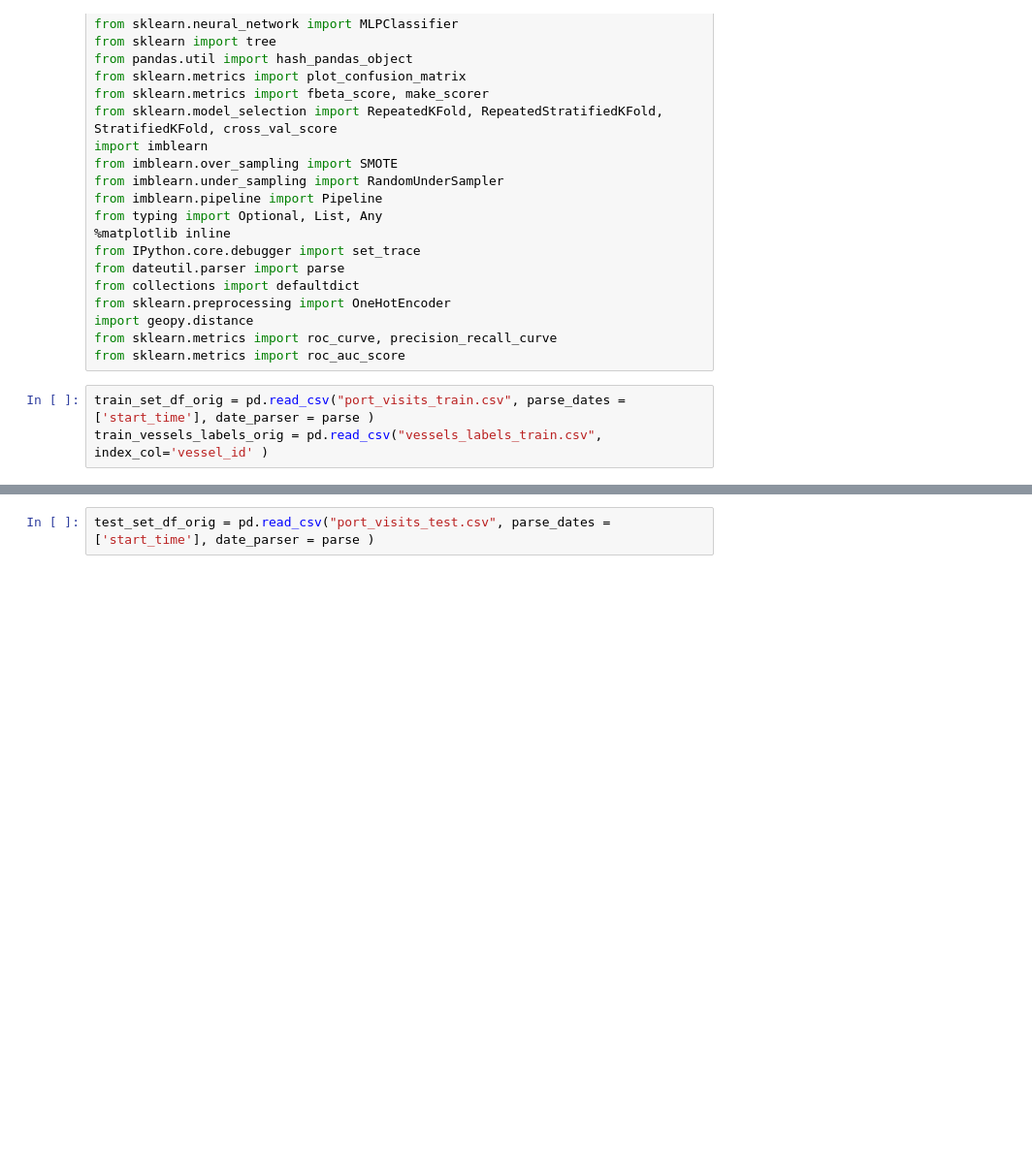
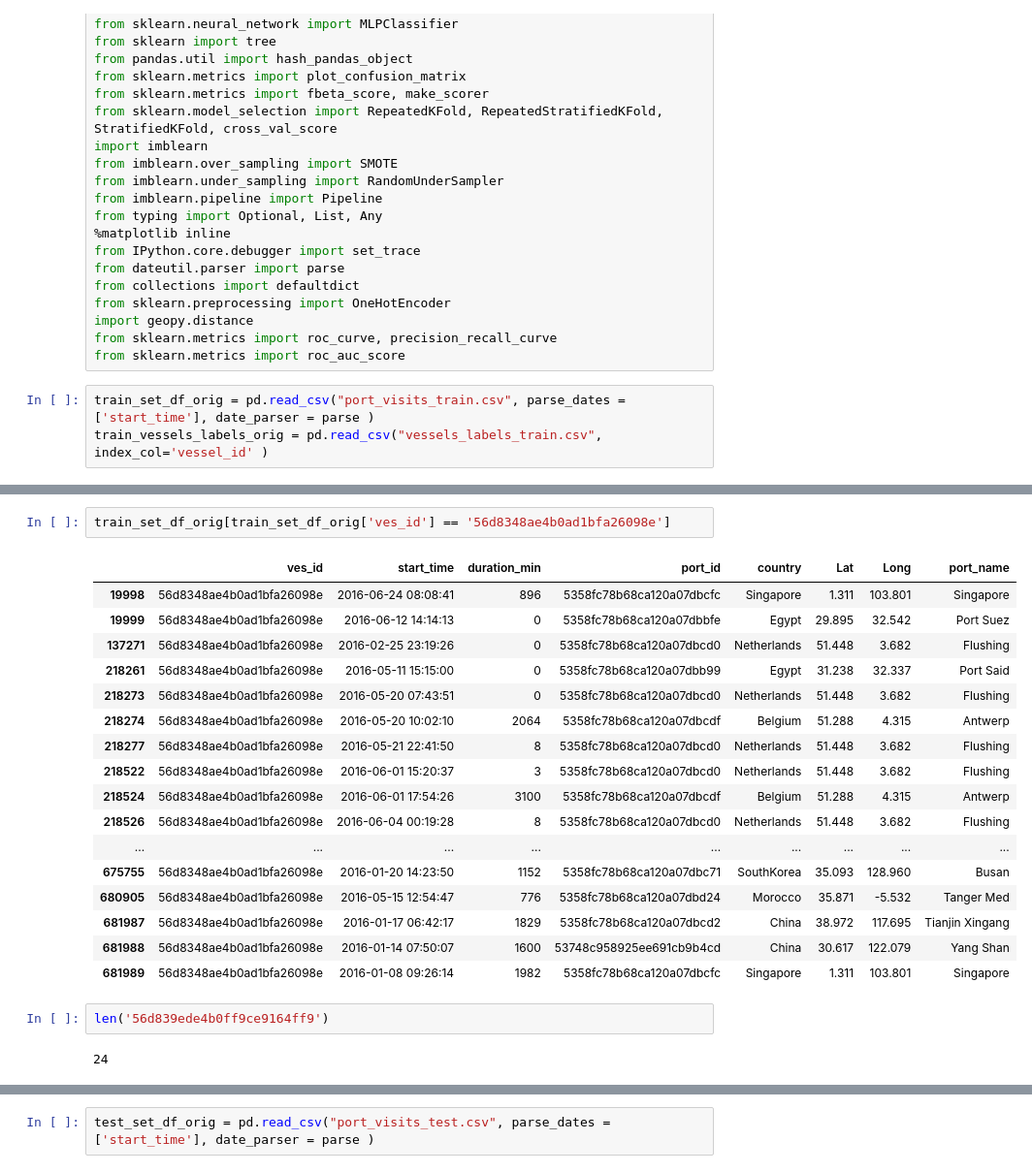
Before and after one commit to matanma/ML, a Jupyter notebook: WinWard/WinWard.ipynb, the cells around one changed output, grey strips where cells are left out. Shown at 97% size. Cells and saved outputs as stored; diff of their text form; blank space fills up the shorter version.

```diff
--- a/WinWard/WinWard.ipynb
+++ b/WinWard/WinWard.ipynb
@@ -47,0 +99,24 @@ train_vessels_labels_orig = pd.read_csv("vessels_labels_train.csv", index_col='v
+# %%
+train_set_df_orig[train_set_df_orig['ves_id'] == '56d8348ae4b0ad1bfa26098e']
+# %% [output]
+|  | ves_id | start_time | duration_min | port_id | country | Lat | Long | port_name |
+| 19998 | 56d8348ae4b0ad1bfa26098e | 2016-06-24 08:08:41 | 896 | 5358fc78b68ca120a07dbcfc | Singapore | 1.311 | 103.801 | Singapore |
+| 19999 | 56d8348ae4b0ad1bfa26098e | 2016-06-12 14:14:13 | 0 | 5358fc78b68ca120a07dbbfe | Egypt | 29.895 | 32.542 | Port Suez |
+| 137271 | 56d8348ae4b0ad1bfa26098e | 2016-02-25 23:19:26 | 0 | 5358fc78b68ca120a07dbcd0 | Netherlands | 51.448 | 3.682 | Flushing |
+| 218261 | 56d8348ae4b0ad1bfa26098e | 2016-05-11 15:15:00 | 0 | 5358fc78b68ca120a07dbb99 | Egypt | 31.238 | 32.337 | Port Said |
+| 218273 | 56d8348ae4b0ad1bfa26098e | 2016-05-20 07:43:51 | 0 | 5358fc78b68ca120a07dbcd0 | Netherlands | 51.448 | 3.682 | Flushing |
+| 218274 | 56d8348ae4b0ad1bfa26098e | 2016-05-20 10:02:10 | 2064 | 5358fc78b68ca120a07dbcdf | Belgium | 51.288 | 4.315 | Antwerp |
+| 218277 | 56d8348ae4b0ad1bfa26098e | 2016-05-21 22:41:50 | 8 | 5358fc78b68ca120a07dbcd0 | Netherlands | 51.448 | 3.682 | Flushing |
+| 218522 | 56d8348ae4b0ad1bfa26098e | 2016-06-01 15:20:37 | 3 | 5358fc78b68ca120a07dbcd0 | Netherlands | 51.448 | 3.682 | Flushing |
+| 218524 | 56d8348ae4b0ad1bfa26098e | 2016-06-01 17:54:26 | 3100 | 5358fc78b68ca120a07dbcdf | Belgium | 51.288 | 4.315 | Antwerp |
+| 218526 | 56d8348ae4b0ad1bfa26098e | 2016-06-04 00:19:28 | 8 | 5358fc78b68ca120a07dbcd0 | Netherlands | 51.448 | 3.682 | Flushing |
+| ... | ... | ... | ... | ... | ... | ... | ... | ... |
+| 675755 | 56d8348ae4b0ad1bfa26098e | 2016-01-20 14:23:50 | 1152 | 5358fc78b68ca120a07dbc71 | SouthKorea | 35.093 | 128.960 | Busan |
+| 680905 | 56d8348ae4b0ad1bfa26098e | 2016-05-15 12:54:47 | 776 | 5358fc78b68ca120a07dbd24 | Morocco | 35.871 | -5.532 | Tanger Med |
+| 681987 | 56d8348ae4b0ad1bfa26098e | 2016-01-17 06:42:17 | 1829 | 5358fc78b68ca120a07dbcd2 | China | 38.972 | 117.695 | Tianjin Xingang |
+| 681988 | 56d8348ae4b0ad1bfa26098e | 2016-01-14 07:50:07 | 1600 | 53748c958925ee691cb9b4cd | China | 30.617 | 122.079 | Yang Shan |
+| 681989 | 56d8348ae4b0ad1bfa26098e | 2016-01-08 09:26:14 | 1982 | 5358fc78b68ca120a07dbcfc | Singapore | 1.311 | 103.801 | Singapore |
+# %%
+len('56d839ede4b0ff9ce9164ff9')
+# %% [output]
+24
```
Also changed, not shown: parts of 61 cells of this notebook.
